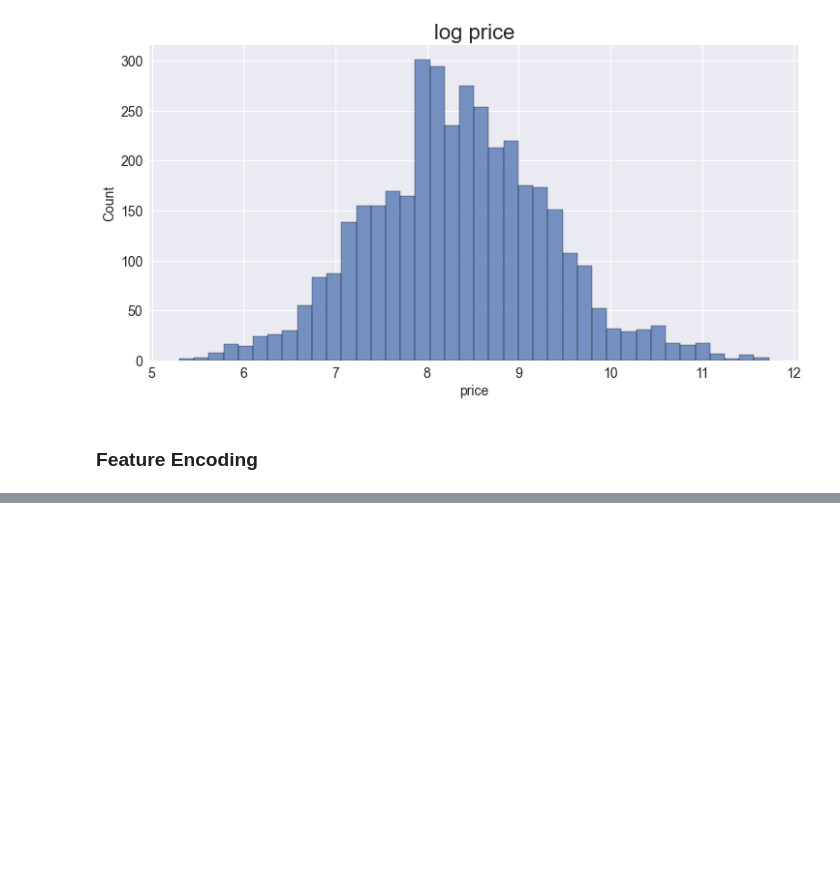
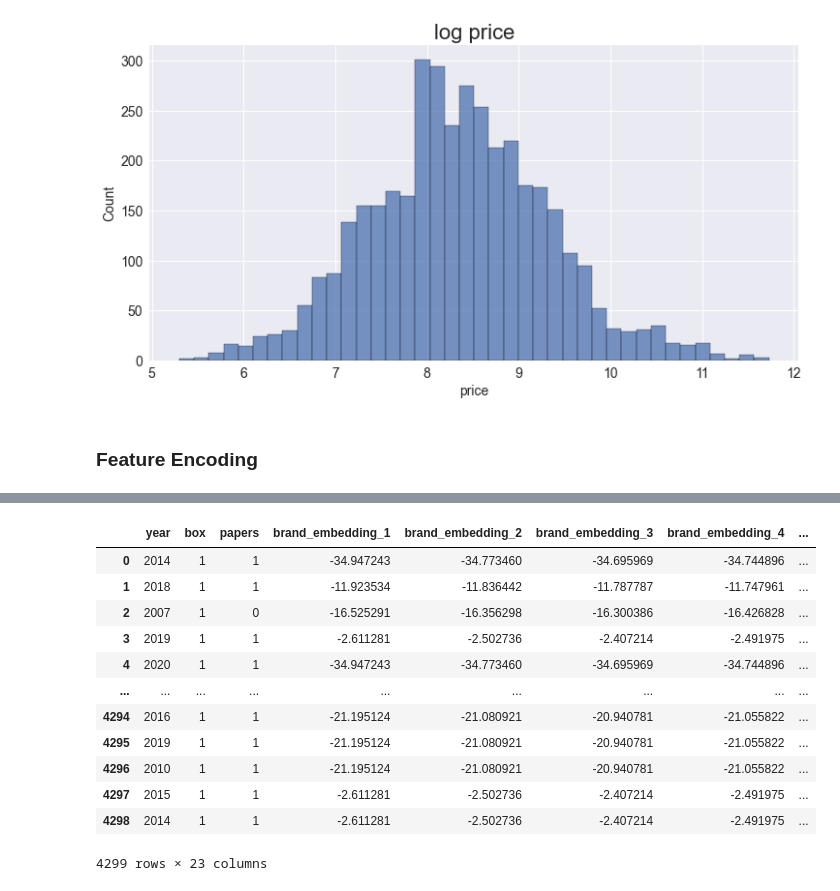
Before and after one commit to justingodden/apollo, a Jupyter notebook: modeller/model_dev.ipynb, the cells around one changed output, grey strips where cells are left out. Drawn from its saved outputs; the diff is of its cells as text; code cells hidden in the pictures; blank space fills up the shorter version.

```diff
--- a/modeller/model_dev.ipynb
+++ b/modeller/model_dev.ipynb
@@ -150,0 +423,6 @@ array([[0., 0., 0., ..., 1., 0., 1.],
+# %%
+features_array = np.concatenate((brand_array, series_array), axis=1)
+# %%
+embedding_cols = ["brand_embedding_" + str(i+1) for i in range(brand_dim)] + ["series_embedding_" + str(i+1) for i in range(series_dim)]
+# %%
+embedding_df = pd.DataFrame(features_array, columns=embedding_cols)
@@ -150,0 +431,40 @@ array([[0., 0., 0., ..., 1., 0., 1.],
+# %%
+def engineer_features(X: pd.DataFrame) -> pd.DataFrame:
+    X_copy = X.copy()
+    X_copy['box'] = X_copy['box'].map({True: 1, False: 0})
+    X_copy['papers'] = X_copy['papers'].map({True: 1, False: 0})
+
+    brand_labels = brand_tokenizer.texts_to_sequences(X['brand'].apply(lambda x: rm_spaces(x)))
+    brand_labels = tf.squeeze(tf.constant(brand_labels))
+    series_labels = series_tokenizer.texts_to_sequences(X['series'].apply(lambda x: rm_spaces(x)))
+    series_labels = tf.squeeze(tf.constant(series_labels))
+
+    brand_array = feature_generator_brand.predict(brand_labels)
+    brand_array = np.squeeze(brand_array, axis=1)
+    series_array = feature_generator_series.predict(series_labels)
+    series_array = np.squeeze(series_array, axis=1)
+    features_array = np.concatenate((brand_array, series_array), axis=1)
+
+    embedding_cols = ["brand_embedding_" + str(i+1) for i in range(brand_dim)] + ["series_embedding_" + str(i+1) for i in range(series_dim)]
+    embedding_df = pd.DataFrame(features_array, columns=embedding_cols)
+
+    X_copy = X_copy.join(embedding_df)
+    X_copy.drop(['brand', 'series'], axis=1, inplace=True)
+
+    return X_copy
+# %%
+engineer_features(X)
+# %% [output]
+|  | year | box | papers | brand_embedding_1 | brand_embedding_2 | brand_embedding_3 | brand_embedding_4 | ... |
+| 0 | 2014 | 1 | 1 | -34.947243 | -34.773460 | -34.695969 | -34.744896 | ... |
+| 1 | 2018 | 1 | 1 | -11.923534 | -11.836442 | -11.787787 | -11.747961 | ... |
+| 2 | 2007 | 1 | 0 | -16.525291 | -16.356298 | -16.300386 | -16.426828 | ... |
+| 3 | 2019 | 1 | 1 | -2.611281 | -2.502736 | -2.407214 | -2.491975 | ... |
+| 4 | 2020 | 1 | 1 | -34.947243 | -34.773460 | -34.695969 | -34.744896 | ... |
+| ... | ... | ... | ... | ... | ... | ... | ... | ... |
+| 4294 | 2016 | 1 | 1 | -21.195124 | -21.080921 | -20.940781 | -21.055822 | ... |
+| 4295 | 2019 | 1 | 1 | -21.195124 | -21.080921 | -20.940781 | -21.055822 | ... |
+| 4296 | 2010 | 1 | 1 | -21.195124 | -21.080921 | -20.940781 | -21.055822 | ... |
+| 4297 | 2015 | 1 | 1 | -2.611281 | -2.502736 | -2.407214 | -2.491975 | ... |
+| 4298 | 2014 | 1 | 1 | -2.611281 | -2.502736 | -2.407214 | -2.491975 | ... |
+4299 rows × 23 columns
```
Also changed, not shown: parts of 60 cells of this notebook.
